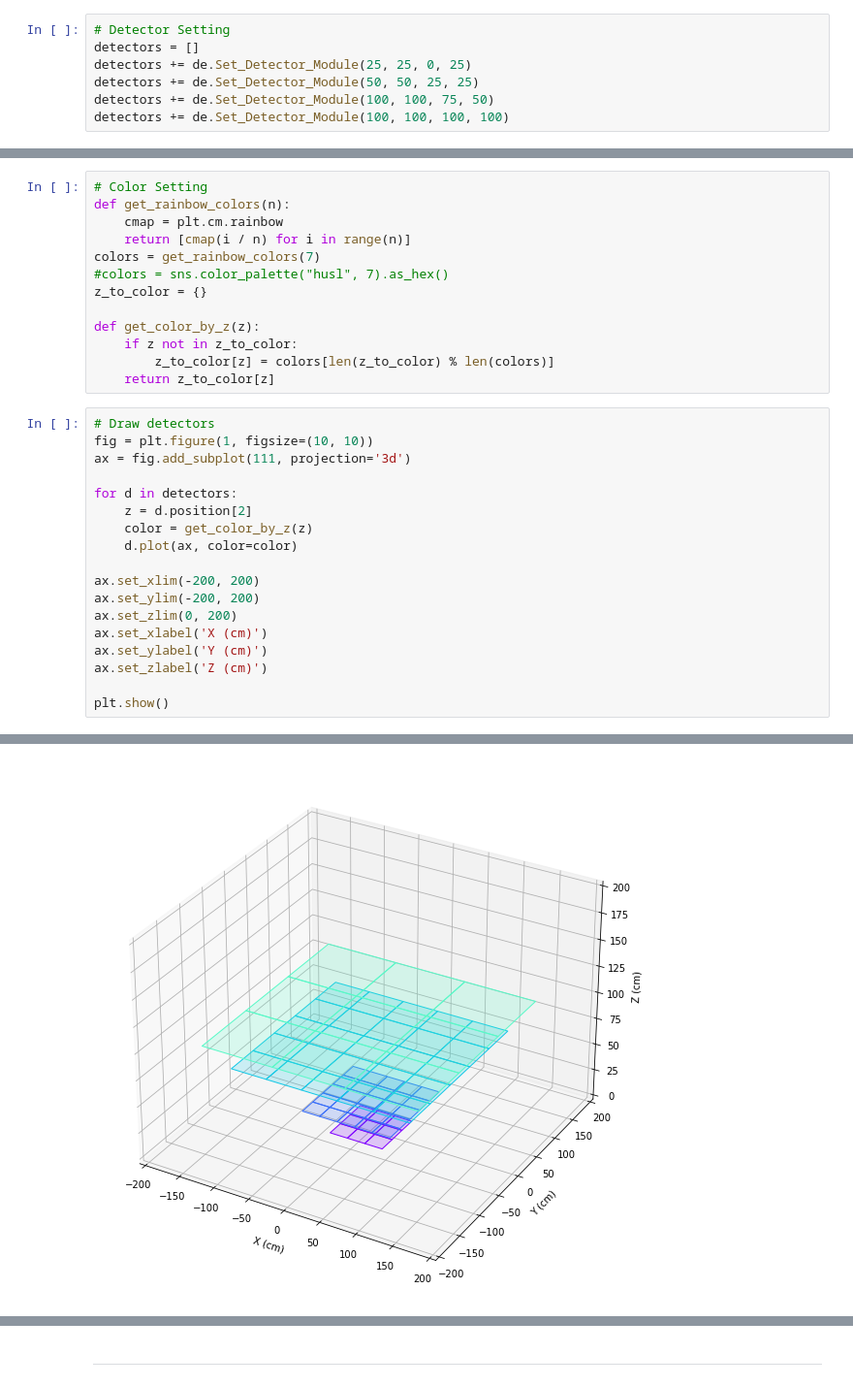
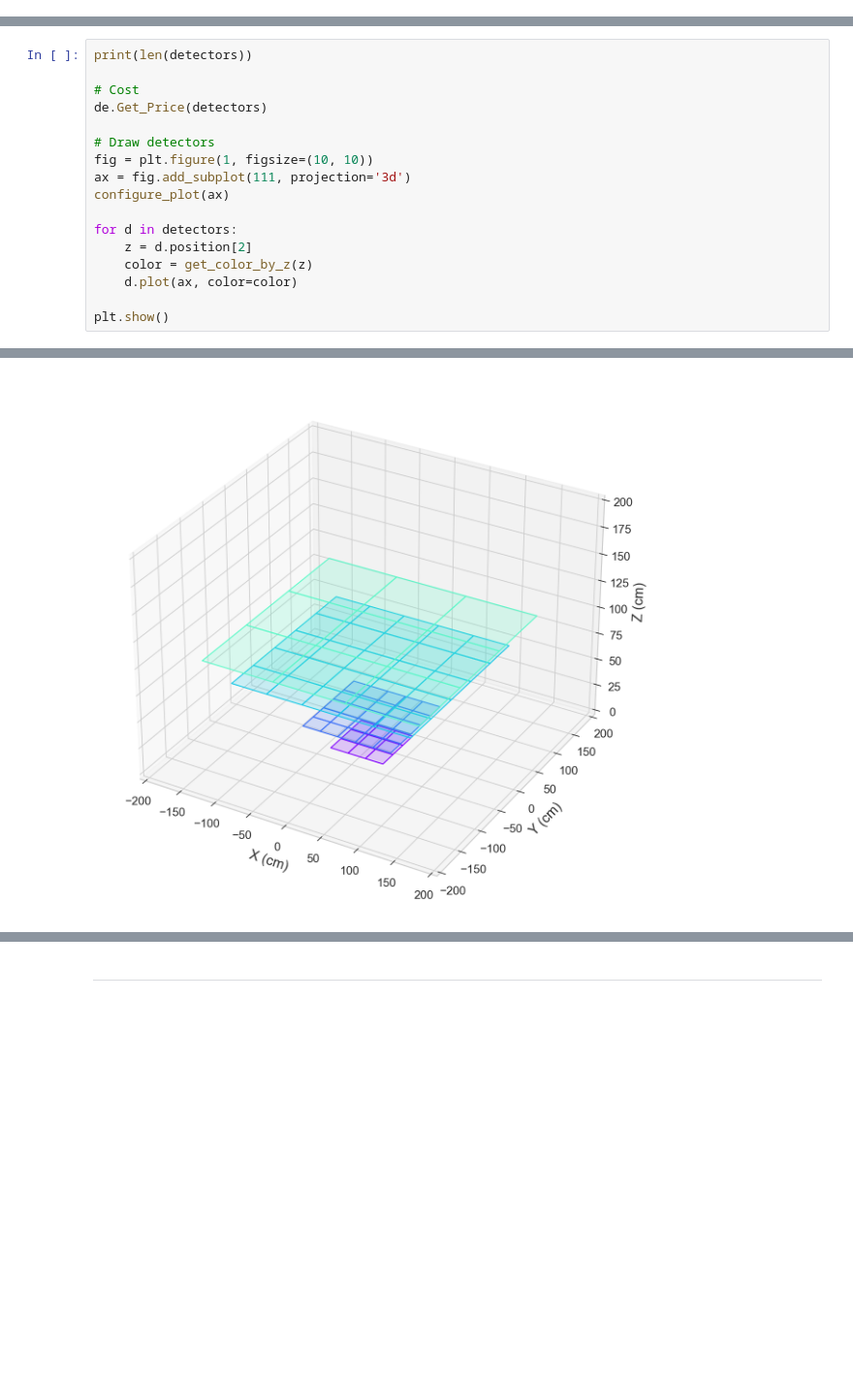
Before and after one commit to Xilicon02/FinalProject, a Jupyter notebook: main.ipynb, the cells around one changed output, grey strips where cells are left out. Shown at 97% size. Cells and saved outputs as stored; diff of their text form; blank space fills up the shorter version.

```diff
--- a/main.ipynb
+++ b/main.ipynb
@@ -10,7 +14,0 @@ from particle import Particle
-# %%
-# Detector Setting
-detectors = []
-detectors += de.Set_Detector_Module(25, 25, 0, 25)
-detectors += de.Set_Detector_Module(50, 50, 25, 25)
-detectors += de.Set_Detector_Module(100, 100, 75, 50)
-detectors += de.Set_Detector_Module(100, 100, 100, 100)
@@ -22,32 +15,18 @@ Total price is within budget: 2183
-# %%
-# Color Setting
-def get_rainbow_colors(n):
-    cmap = plt.cm.rainbow
-    return [cmap(i / n) for i in range(n)]
-colors = get_rainbow_colors(7)
-#colors = sns.color_palette("husl", 7).as_hex()
-z_to_color = {}
-
-def get_color_by_z(z):
-    if z not in z_to_color:
-        z_to_color[z] = colors[len(z_to_color) % len(colors)]
-    return z_to_color[z]
 # %%
+print(len(detectors))
+
+# Cost
+de.Get_Price(detectors)
+
 # Draw detectors
 fig = plt.figure(1, figsize=(10, 10))
 ax = fig.add_subplot(111, projection='3d')
+configure_plot(ax)
 
 for d in detectors:
     z = d.position[2]
     color = get_color_by_z(z)
     d.plot(ax, color=color)
 
-ax.set_xlim(-200, 200)
-ax.set_ylim(-200, 200)
-ax.set_zlim(0, 200)
-ax.set_xlabel('X (cm)')
-ax.set_ylabel('Y (cm)')
-ax.set_zlabel('Z (cm)')
-
 plt.show()
 # %% [output]
@@ -54,3 +35,3 @@ plt.show()
-[figure, old version]
+[figure, new version]
 # %%
 # Particle Setting
```
Also changed, not shown: parts of 22 cells of this notebook, 8 other files.
